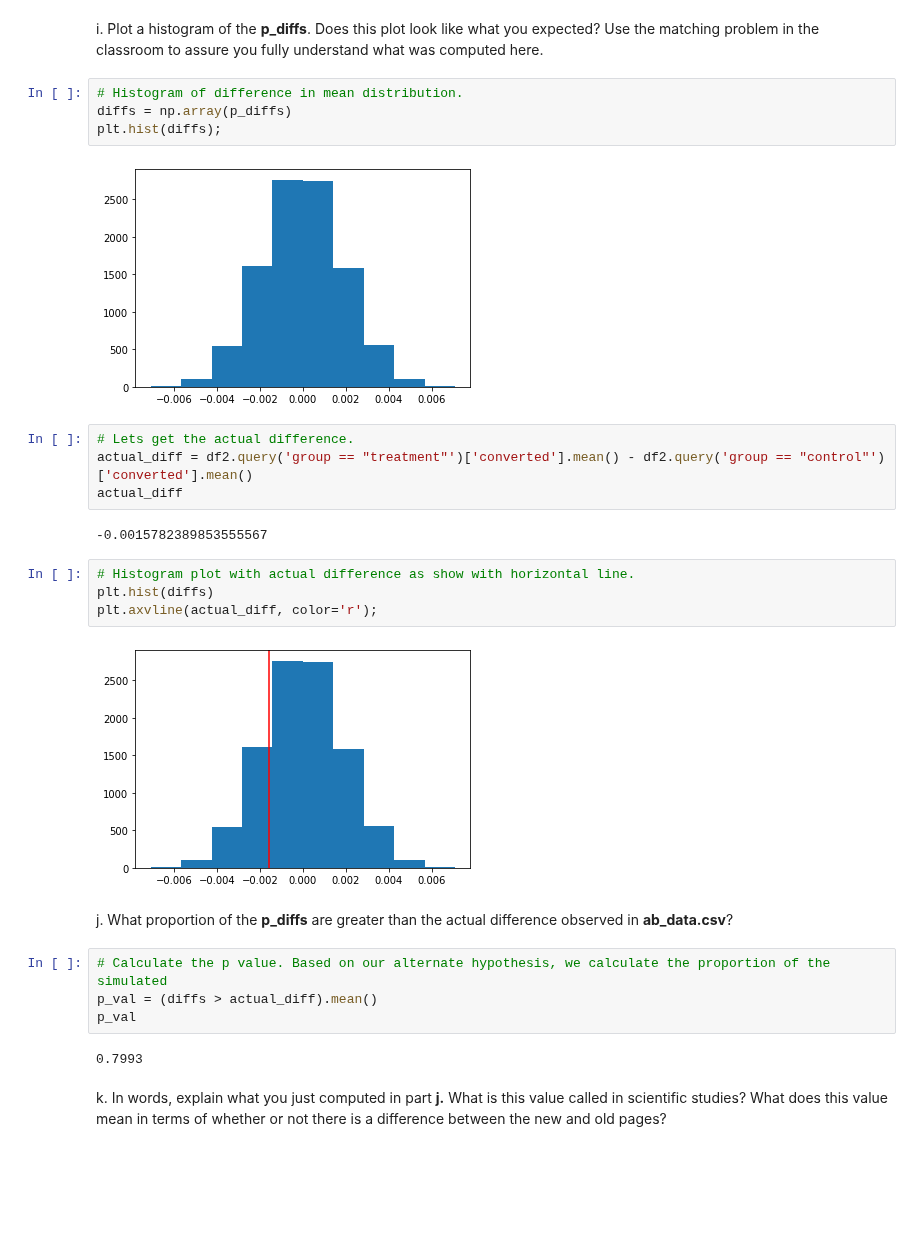
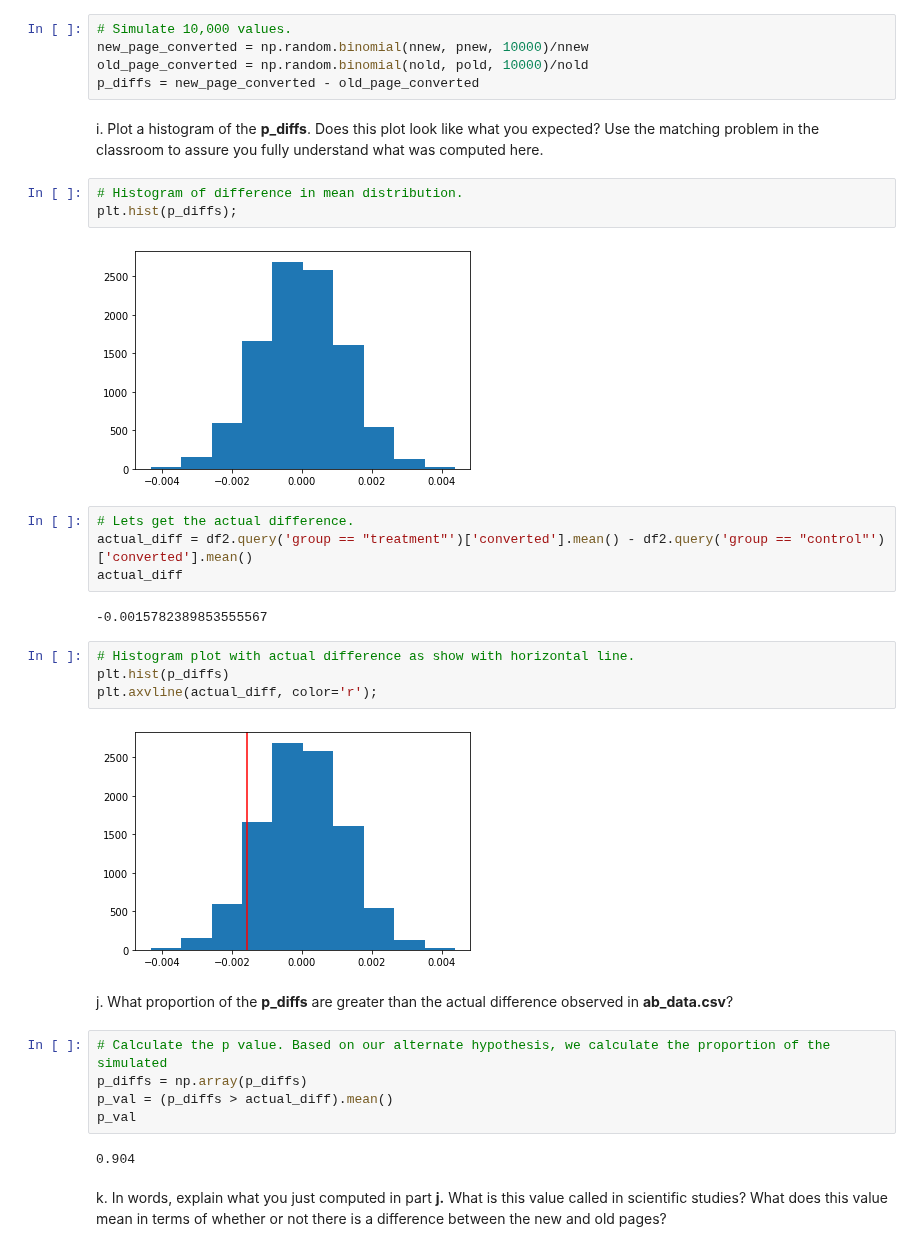
Before and after one commit to josyulajj/ab-test-analysis, a Jupyter notebook: Analyze_ab_test_results_notebook.ipynb, the cells around one changed output. Cells and saved outputs as stored; diff of their text form; blank space fills up the shorter version.

```diff
--- a/Analyze_ab_test_results_notebook.ipynb
+++ b/Analyze_ab_test_results_notebook.ipynb
@@ -298,11 +289,15 @@ for _ in range(10000):
+# %%
+# Simulate 10,000 values.
+new_page_converted = np.random.binomial(nnew, pnew, 10000)/nnew
+old_page_converted = np.random.binomial(nold, pold, 10000)/nold
+p_diffs = new_page_converted - old_page_converted
 # %% [markdown]
 i. Plot a histogram of the **p_diffs**.  Does this plot look like what you expected?  Use the matching problem in the classroom to assure you fully understand what was computed here.
 # %%
 # Histogram of difference in mean distribution.
-diffs = np.array(p_diffs)
-plt.hist(diffs);
+plt.hist(p_diffs);
 # %% [output]
-[figure, old version]
+[figure, new version]
 # %%
 # Lets get the actual difference.
 actual_diff = df2.query('group == "treatment"')['converted'].mean() - df2.query('group == "control"')['converted'].mean()
@@ -311,18 +306,19 @@ actual_diff
 -0.0015782389853555567
 # %%
 # Histogram plot with actual difference as show with horizontal line.
-plt.hist(diffs)
+plt.hist(p_diffs)
 plt.axvline(actual_diff, color='r');
 # %% [output]
-[figure, old version]
+[figure, new version]
 # %% [markdown]
 j. What proportion of the **p_diffs** are greater than the actual difference observed in **ab_data.csv**?
 # %%
 # Calculate the p value. Based on our alternate hypothesis, we calculate the proportion of the simulated
-p_val = (diffs > actual_diff).mean()
+p_diffs = np.array(p_diffs)
+p_val = (p_diffs > actual_diff).mean()
 p_val
 # %% [output]
-0.7993
+0.904
 # %% [markdown]
 k. In words, explain what you just computed in part **j.**  What is this value called in scientific studies?  What does this value mean in terms of whether or not there is a difference between the new and old pages?
 # %% [markdown]
```
Also changed, not shown: parts of 17 cells of this notebook, 1 other file.
